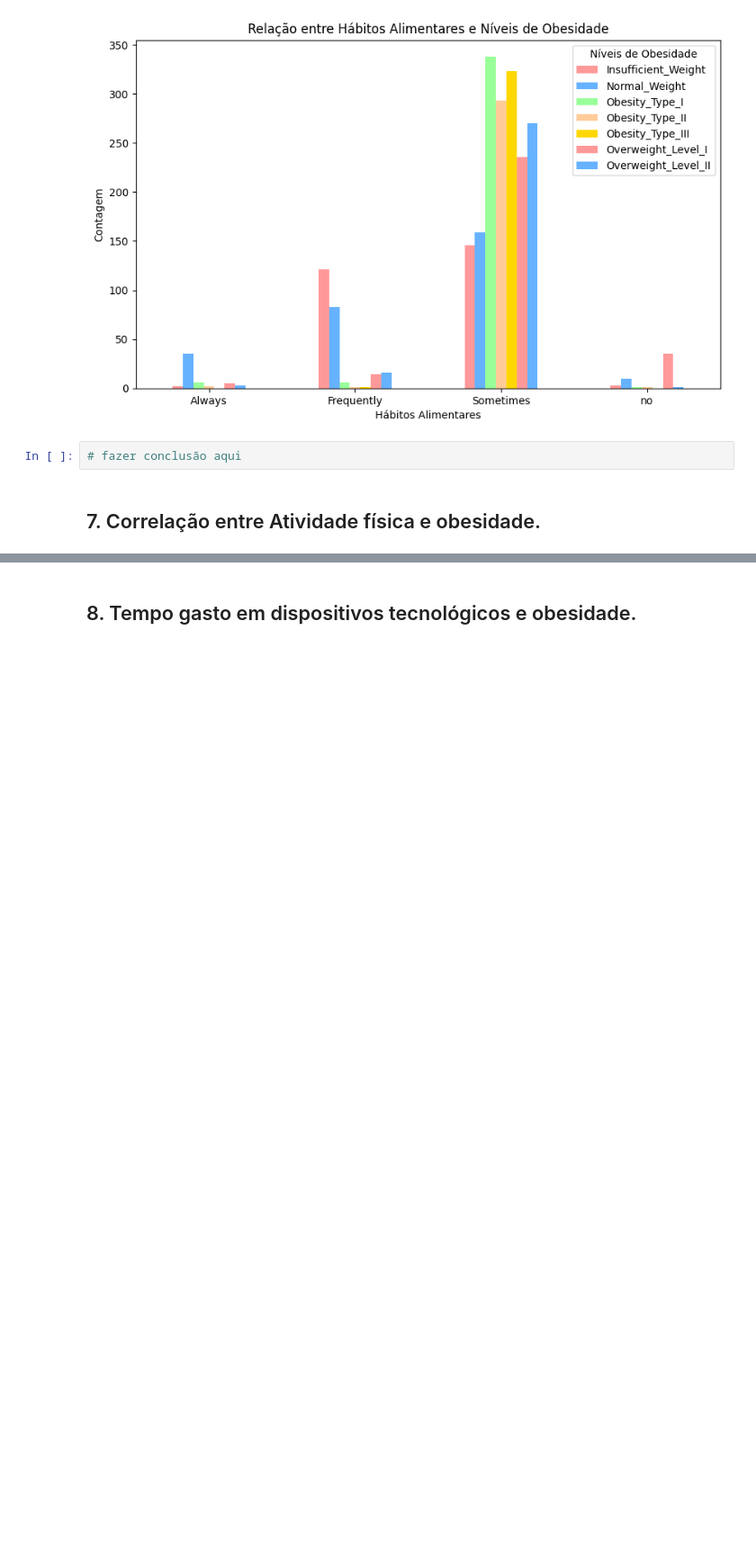
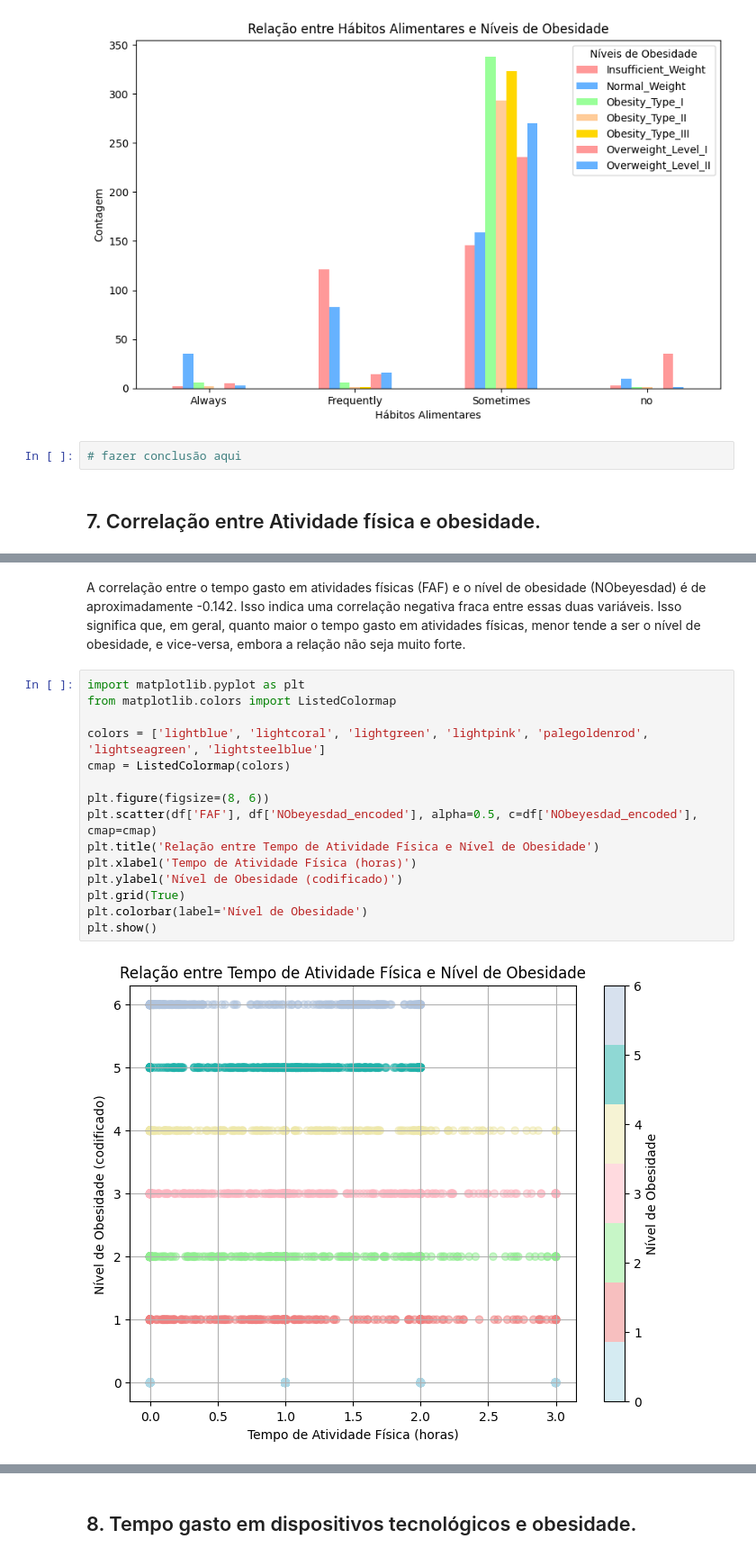
Before and after one commit to atlantico-academy/equipe5-2024.1, a Jupyter notebook: notebooks/01-exploratory_data_analysis.ipynb, the cells around one changed output, grey strips where cells are left out. Shown: that part at 90% size. Cells and saved outputs as stored; diff of their text form; blank space fills up the shorter version.

```diff
--- a/notebooks/01-exploratory_data_analysis.ipynb
+++ b/notebooks/01-exploratory_data_analysis.ipynb
@@ -599,0 +615,19 @@ plt.show()
+# %% [markdown]
+A correlação entre o tempo gasto em atividades físicas (FAF) e o nível de obesidade (NObeyesdad) é de aproximadamente -0.142. Isso indica uma correlação negativa fraca entre essas duas variáveis. Isso significa que, em geral, quanto maior o tempo gasto em atividades físicas, menor tende a ser o nível de obesidade, e vice-versa, embora a relação não seja muito forte.
+# %%
+import matplotlib.pyplot as plt
+from matplotlib.colors import ListedColormap
+
+colors = ['lightblue', 'lightcoral', 'lightgreen', 'lightpink', 'palegoldenrod', 'lightseagreen', 'lightsteelblue']
+cmap = ListedColormap(colors)
+
+plt.figure(figsize=(8, 6))
+plt.scatter(df['FAF'], df['NObeyesdad_encoded'], alpha=0.5, c=df['NObeyesdad_encoded'], cmap=cmap)
+plt.title('Relação entre Tempo de Atividade Física e Nível de Obesidade')
+plt.xlabel('Tempo de Atividade Física (horas)')
+plt.ylabel('Nível de Obesidade (codificado)')
+plt.grid(True)
+plt.colorbar(label='Nível de Obesidade')
+plt.show()
+# %% [output]
+[figure, added]
```
Also changed, not shown: parts of 13 cells of this notebook, 2 other files.
